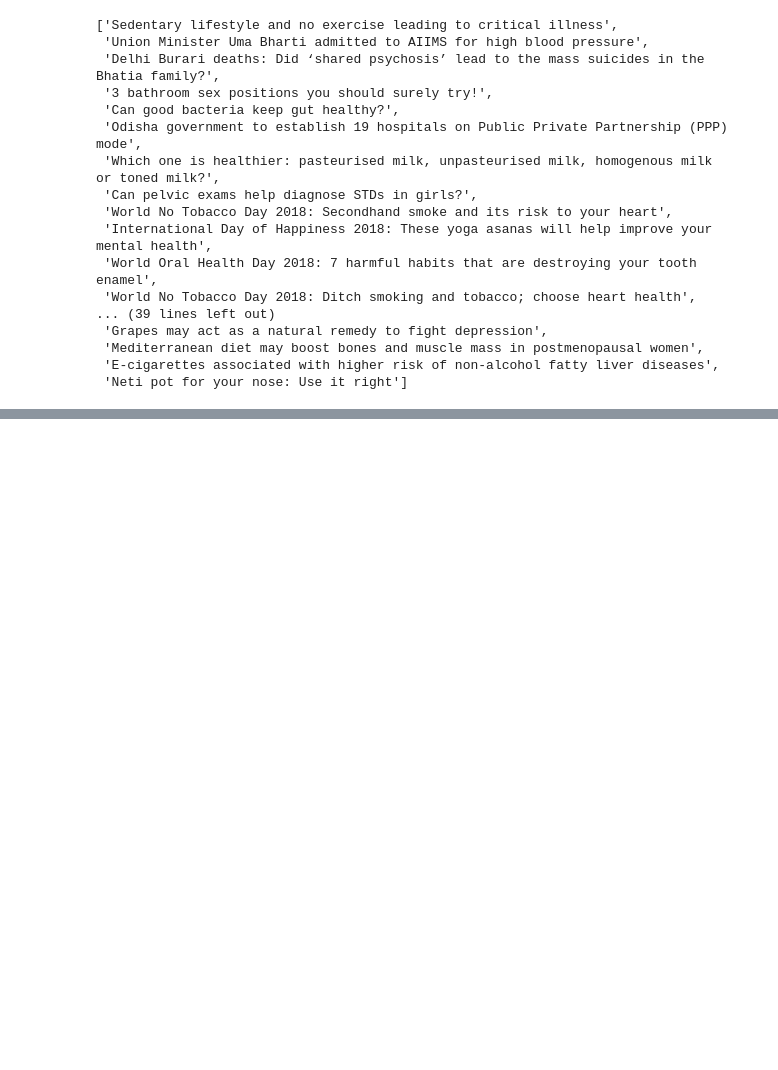
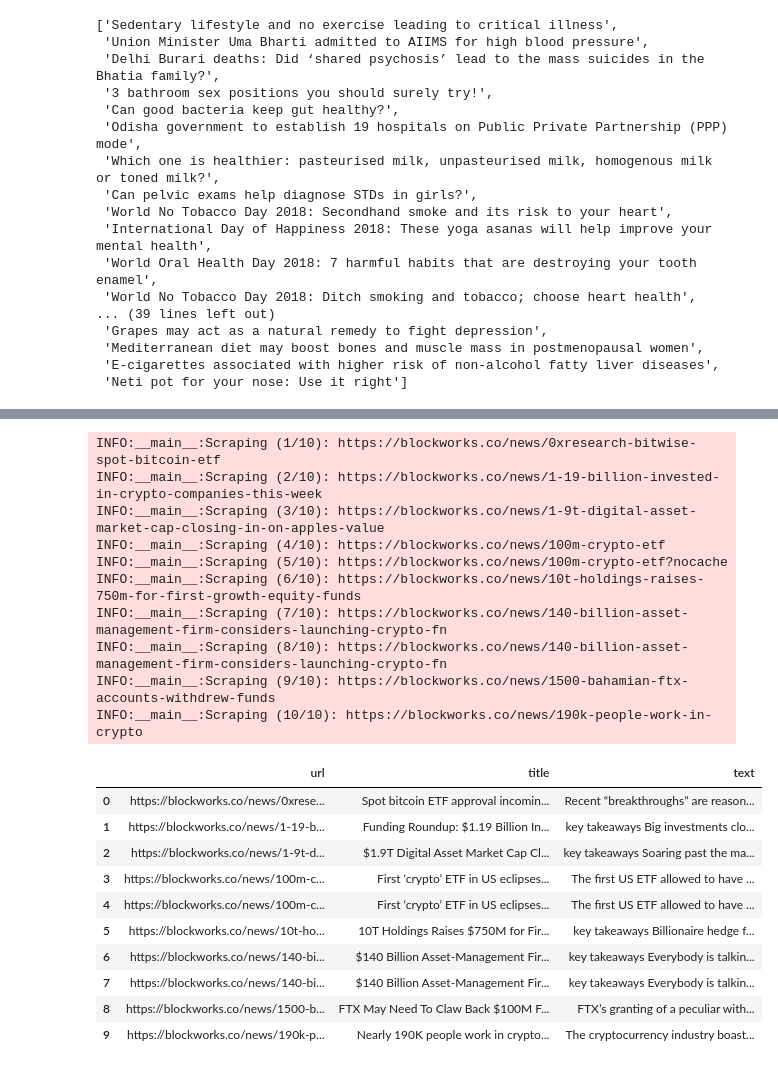
Before and after one commit to ssgrummons/fake-news-classifier, a Jupyter notebook: notebooks/04_additional_data_scraping.ipynb, the cells around one changed output, grey strips where cells are left out. Cells and saved outputs as stored; diff of their text form; code cells hidden in the pictures; blank space fills up the shorter version.

```diff
--- a/notebooks/04_additional_data_scraping.ipynb
+++ b/notebooks/04_additional_data_scraping.ipynb
@@ -213,0 +743,26 @@ bs_dataset['title']
+# %%
+urls = query_cc_index("blockworks.co", "news/*", limit=10, index='CC-MAIN-2023-50-index')
+mydf = scrape_articles(urls, max_words=500)
+mydf.head(15)
+# %% [output]
+INFO:__main__:Scraping (1/10): https://blockworks.co/news/0xresearch-bitwise-spot-bitcoin-etf
+INFO:__main__:Scraping (2/10): https://blockworks.co/news/1-19-billion-invested-in-crypto-companies-this-week
+INFO:__main__:Scraping (3/10): https://blockworks.co/news/1-9t-digital-asset-market-cap-closing-in-on-apples-value
+INFO:__main__:Scraping (4/10): https://blockworks.co/news/100m-crypto-etf
+INFO:__main__:Scraping (5/10): https://blockworks.co/news/100m-crypto-etf?nocache
+INFO:__main__:Scraping (6/10): https://blockworks.co/news/10t-holdings-raises-750m-for-first-growth-equity-funds
+INFO:__main__:Scraping (7/10): https://blockworks.co/news/140-billion-asset-management-firm-considers-launching-crypto-fn
+INFO:__main__:Scraping (8/10): https://blockworks.co/news/140-billion-asset-management-firm-considers-launching-crypto-fn
+INFO:__main__:Scraping (9/10): https://blockworks.co/news/1500-bahamian-ftx-accounts-withdrew-funds
+INFO:__main__:Scraping (10/10): https://blockworks.co/news/190k-people-work-in-crypto
+|  | url | title | text |
+| 0 | https://blockworks.co/news/0xrese... | Spot bitcoin ETF approval incomin... | Recent “breakthroughs” are reason... |
+| 1 | https://blockworks.co/news/1-19-b... | Funding Roundup: $1.19 Billion In... | key takeaways Big investments clo... |
+| 2 | https://blockworks.co/news/1-9t-d... | $1.9T Digital Asset Market Cap Cl... | key takeaways Soaring past the ma... |
+| 3 | https://blockworks.co/news/100m-c... | First ‘crypto’ ETF in US eclipses... | The first US ETF allowed to have ... |
+| 4 | https://blockworks.co/news/100m-c... | First ‘crypto’ ETF in US eclipses... | The first US ETF allowed to have ... |
+| 5 | https://blockworks.co/news/10t-ho... | 10T Holdings Raises $750M for Fir... | key takeaways Billionaire hedge f... |
+| 6 | https://blockworks.co/news/140-bi... | $140 Billion Asset-Management Fir... | key takeaways Everybody is talkin... |
+| 7 | https://blockworks.co/news/140-bi... | $140 Billion Asset-Management Fir... | key takeaways Everybody is talkin... |
+| 8 | https://blockworks.co/news/1500-b... | FTX May Need To Claw Back $100M F... | FTX’s granting of a peculiar with... |
+| 9 | https://blockworks.co/news/190k-p... | Nearly 190K people work in crypto... | The cryptocurrency industry boast... |
```
Also changed, not shown: parts of 23 cells of this notebook, 2 other files.
